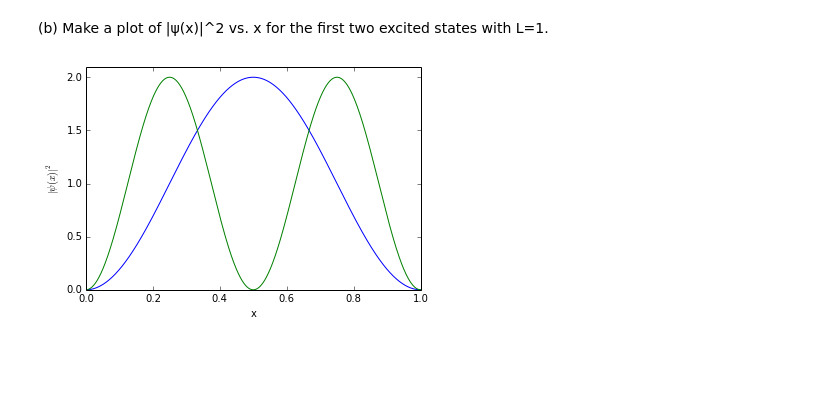
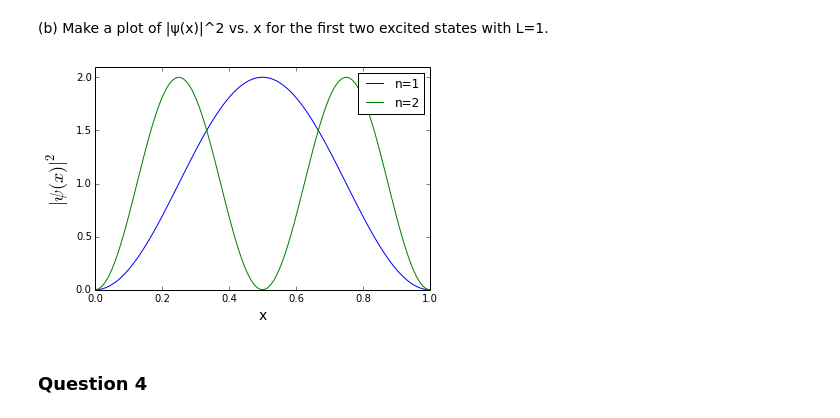
Before and after one commit to jpelgrif/PHYS202-S14, a Jupyter notebook: SciPy/IntegrationExercises.ipynb, the cells around one changed output. Cells and saved outputs as stored; diff of their text form; code cells hidden in the pictures; blank space fills up the shorter version.

```diff
--- a/SciPy/IntegrationExercises.ipynb
+++ b/SciPy/IntegrationExercises.ipynb
@@ -195,24 +194,28 @@ Needed to use 800 slices for integrate.trapz to be accurate to 6 sig figs
 # %% [markdown]
 (b) Make a plot of |ψ(x)|^2 vs. x for the first two excited states with L=1.
 # %%
-N = 800
+N = 100
 L = 1.0
 a,b = 0, L
 x = np.linspace(a,b,N)
 
 n = 1
 psi1 = sqrt(2/L) * np.sin(n*np.pi*x / L)
 n = 2
 psi2 = sqrt(2/L) * np.sin(n*np.pi*x / L)
 
-plt.xlabel('x')
-plt.ylabel(r'$|\psi(x)|^2$')
+plt.xlabel('x',fontsize=14)
+plt.ylabel(r'$|\psi(x)|^2$',fontsize=18)
 
 plt.plot(x,abs(psi1)**2,label='n=1')
 plt.plot(x,abs(psi2)**2,label='n=2')
 
 plt.ylim(0,2.1)
 
+plt.legend()
+
 plt.show()
 # %% [output]
-[figure, old version]
+[figure, new version]
+# %% [markdown]
+### Question 4
```
Also changed, not shown: parts of 5 cells of this notebook.
